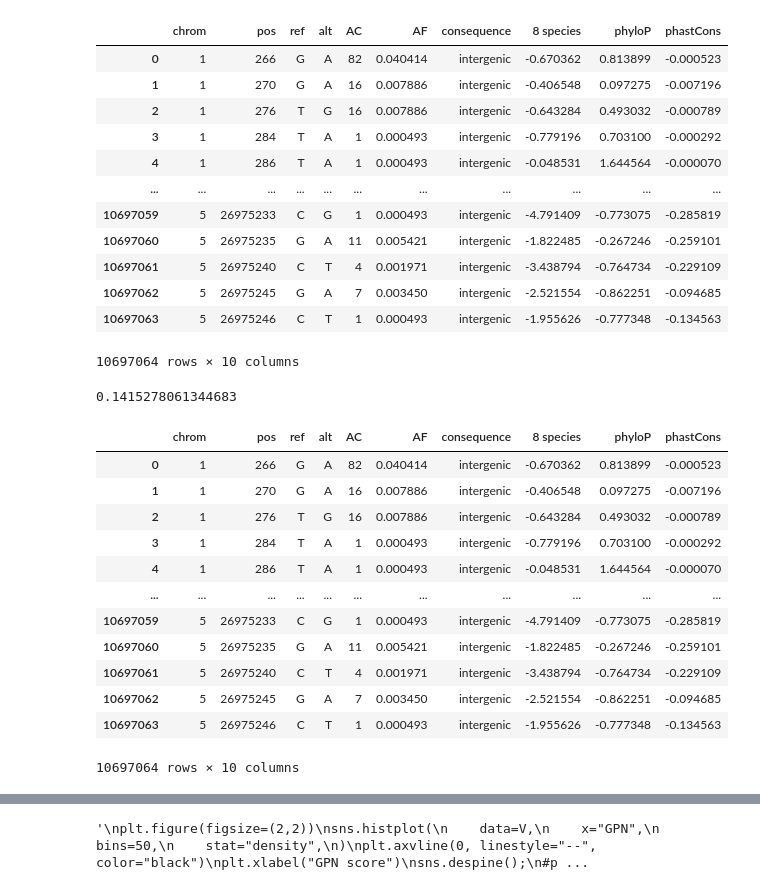
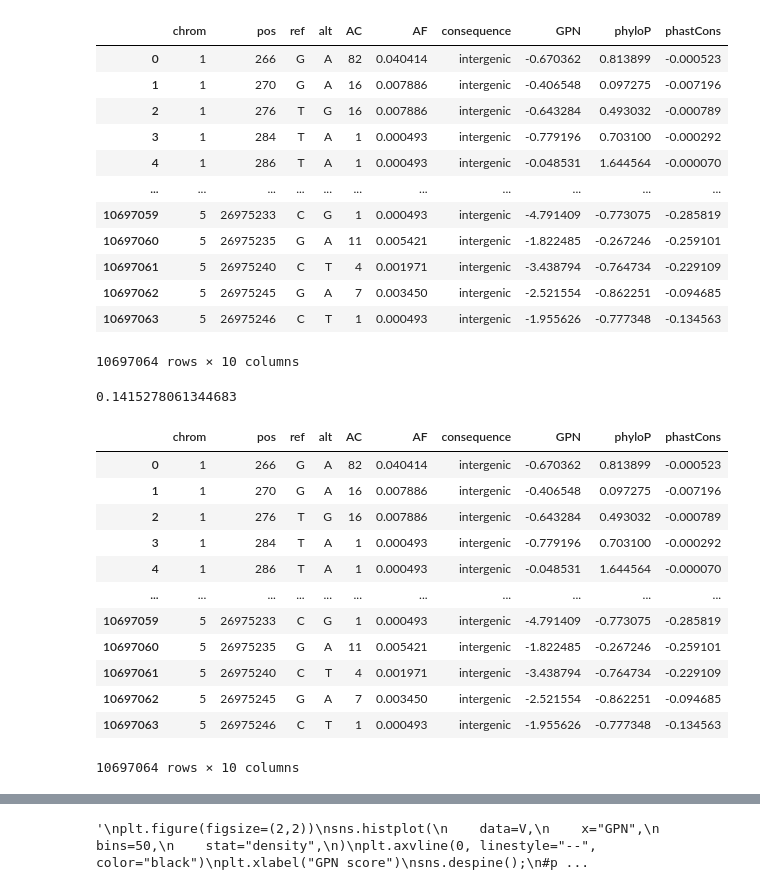
Before and after one commit to songlab-cal/gpn, a Jupyter notebook: analysis/arabidopsis/vep_rare_vs_common.ipynb, the cells around one changed output, grey strips where cells are left out. Cells and saved outputs as stored; diff of their text form; code cells hidden in the pictures.

```diff
--- a/analysis/arabidopsis/vep_rare_vs_common.ipynb
+++ b/analysis/arabidopsis/vep_rare_vs_common.ipynb
@@ -12,35 +12,35 @@ from sklearn.metrics import roc_auc_score, precision_recall_curve, auc
 # %%
 models = [
     #"ConvNet_batch2048_weight1.0_secondpart_30k",
     "ConvNet_batch2048_secondpart_30k",
     #"ConvNet_batch2048_weight0_secondpart_30k",
     #"vep/scratch/users/gbenegas/checkpoints/GPN_Arabidopsis_multispecies/ConvNet_ss_12k/checkpoint-12000",
 
     "phyloP",
     "phastCons",
 ]
 model_renaming = {
-    #"ConvNet_batch2048_secondpart_30k": "GPN",
+    "ConvNet_batch2048_secondpart_30k": "GPN",
     #"ConvNet_batch2048_secondpart_30k": "repeat-weight-0.1",
-    "ConvNet_batch2048_secondpart_30k": "8 species",
+    #"ConvNet_batch2048_secondpart_30k": "8 species",
 
     "ConvNet_batch2048_weight1.0_secondpart_30k": "repeat-weight-1",
     "ConvNet_batch2048_weight0_secondpart_30k": "repeat-weight-0",
     "vep/scratch/users/gbenegas/checkpoints/GPN_Arabidopsis_multispecies/ConvNet_ss_12k/checkpoint-12000": "1 species",
 }
 
 d = Path(f"output/variants/all")
 V = pd.read_parquet(d / "variants.parquet")
 
 for m in models:
     model_path = d / f"{m}.parquet"
     model_name = model_renaming.get(m, m)
     V[model_name] = pd.read_parquet(model_path)["score"].values
 models = [model_renaming.get(m, m) for m in models]
 V.consequence = V.consequence.str.replace("_variant", "")
 V
 # %% [output]
-|  | chrom | pos | ref | alt | AC | AF | consequence | 8 species | phyloP | phastCons |
+|  | chrom | pos | ref | alt | AC | AF | consequence | GPN | phyloP | phastCons |
 | 0 | 1 | 266 | G | A | 82 | 0.040414 | intergenic | -0.670362 | 0.813899 | -0.000523 |
 | 1 | 1 | 270 | G | A | 16 | 0.007886 | intergenic | -0.406548 | 0.097275 | -0.007196 |
 | 2 | 1 | 276 | T | G | 16 | 0.007886 | intergenic | -0.643284 | 0.493032 | -0.000789 |
@@ -72,7 +72,7 @@ if fold_af:
     V.loc[fold_mask, "AC"] = N_ACCESSIONS - V.loc[fold_mask, "AC"]
 V
 # %% [output]
-|  | chrom | pos | ref | alt | AC | AF | consequence | 8 species | phyloP | phastCons |
+|  | chrom | pos | ref | alt | AC | AF | consequence | GPN | phyloP | phastCons |
 | 0 | 1 | 266 | G | A | 82 | 0.040414 | intergenic | -0.670362 | 0.813899 | -0.000523 |
 | 1 | 1 | 270 | G | A | 16 | 0.007886 | intergenic | -0.406548 | 0.097275 | -0.007196 |
 | 2 | 1 | 276 | T | G | 16 | 0.007886 | intergenic | -0.643284 | 0.493032 | -0.000789 |
```
Also changed, not shown: parts of 4 cells of this notebook, 1 other file.
